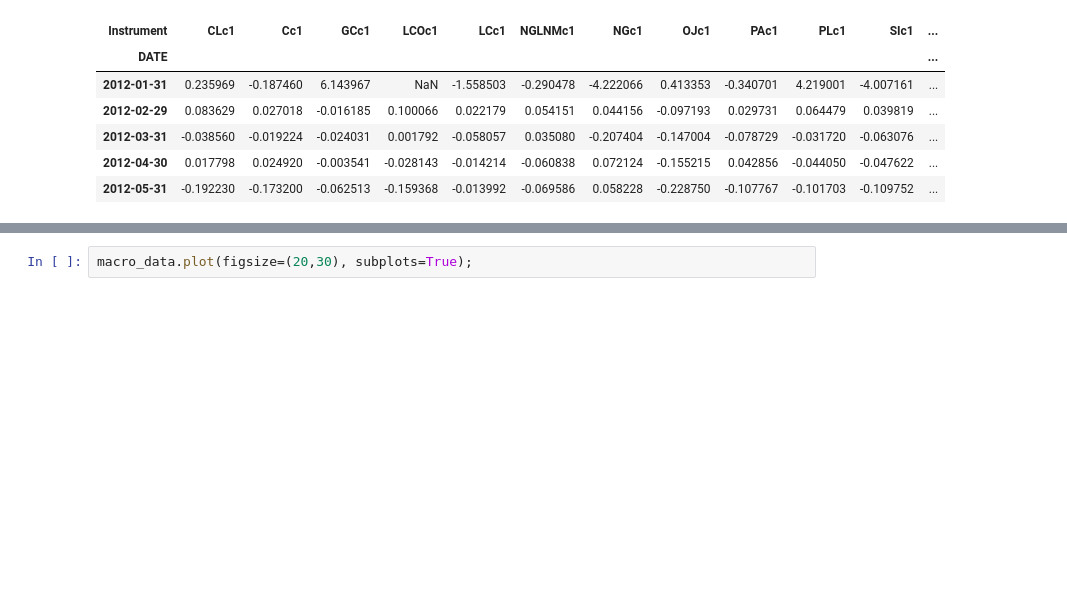
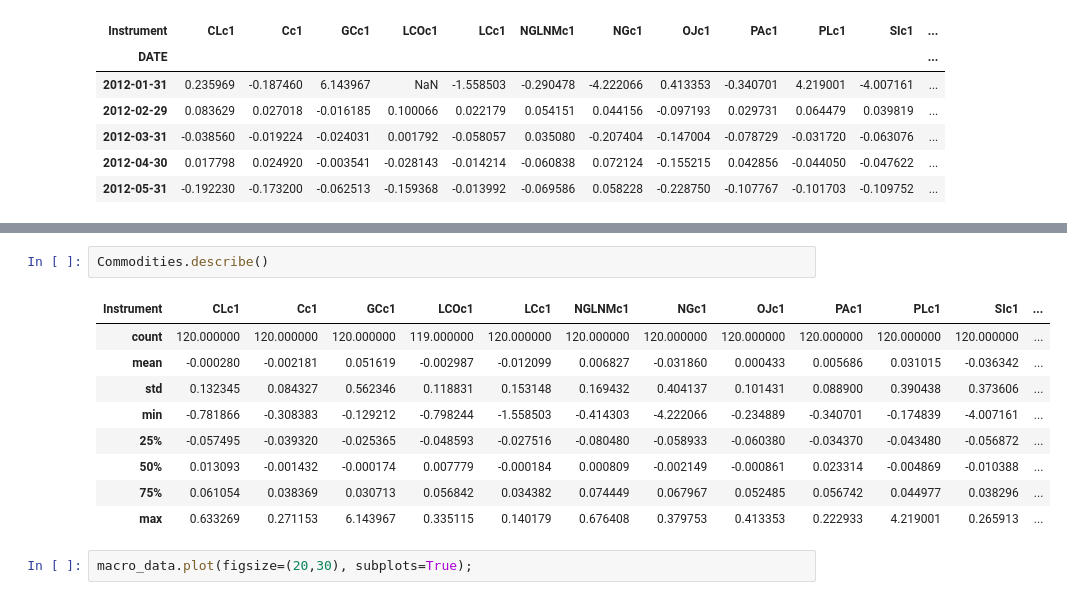
Before and after one commit to Liomat97/AQM, a Jupyter notebook: AQM_Analyse.ipynb, the cells around one changed output, grey strips where cells are left out. Drawn from its saved outputs; the diff is of its cells as text; blank space fills up the shorter version.

Commit message:
describe

```diff
--- a/AQM_Analyse.ipynb
+++ b/AQM_Analyse.ipynb
@@ -107,3 +120,15 @@ Commodities.head()
+# %%
+Commodities.describe()
+# %% [output]
+| Instrument | CLc1 | Cc1 | GCc1 | LCOc1 | LCc1 | NGLNMc1 | NGc1 | OJc1 | PAc1 | PLc1 | SIc1 | ... |
+| count | 120.000000 | 120.000000 | 120.000000 | 119.000000 | 120.000000 | 120.000000 | 120.000000 | 120.000000 | 120.000000 | 120.000000 | 120.000000 | ... |
+| mean | -0.000280 | -0.002181 | 0.051619 | -0.002987 | -0.012099 | 0.006827 | -0.031860 | 0.000433 | 0.005686 | 0.031015 | -0.036342 | ... |
+| std | 0.132345 | 0.084327 | 0.562346 | 0.118831 | 0.153148 | 0.169432 | 0.404137 | 0.101431 | 0.088900 | 0.390438 | 0.373606 | ... |
+| min | -0.781866 | -0.308383 | -0.129212 | -0.798244 | -1.558503 | -0.414303 | -4.222066 | -0.234889 | -0.340701 | -0.174839 | -4.007161 | ... |
+| 25% | -0.057495 | -0.039320 | -0.025365 | -0.048593 | -0.027516 | -0.080480 | -0.058933 | -0.060380 | -0.034370 | -0.043480 | -0.056872 | ... |
+| 50% | 0.013093 | -0.001432 | -0.000174 | 0.007779 | -0.000184 | 0.000809 | -0.002149 | -0.000861 | 0.023314 | -0.004869 | -0.010388 | ... |
+| 75% | 0.061054 | 0.038369 | 0.030713 | 0.056842 | 0.034382 | 0.074449 | 0.067967 | 0.052485 | 0.056742 | 0.044977 | 0.038296 | ... |
+| max | 0.633269 | 0.271153 | 6.143967 | 0.335115 | 0.140179 | 0.676408 | 0.379753 | 0.413353 | 0.222933 | 4.219001 | 0.265913 | ... |
 # %%
 macro_data.plot(figsize=(20,30), subplots=True);
 # %% [output]
```
Also changed, not shown: parts of 4 cells of this notebook.
